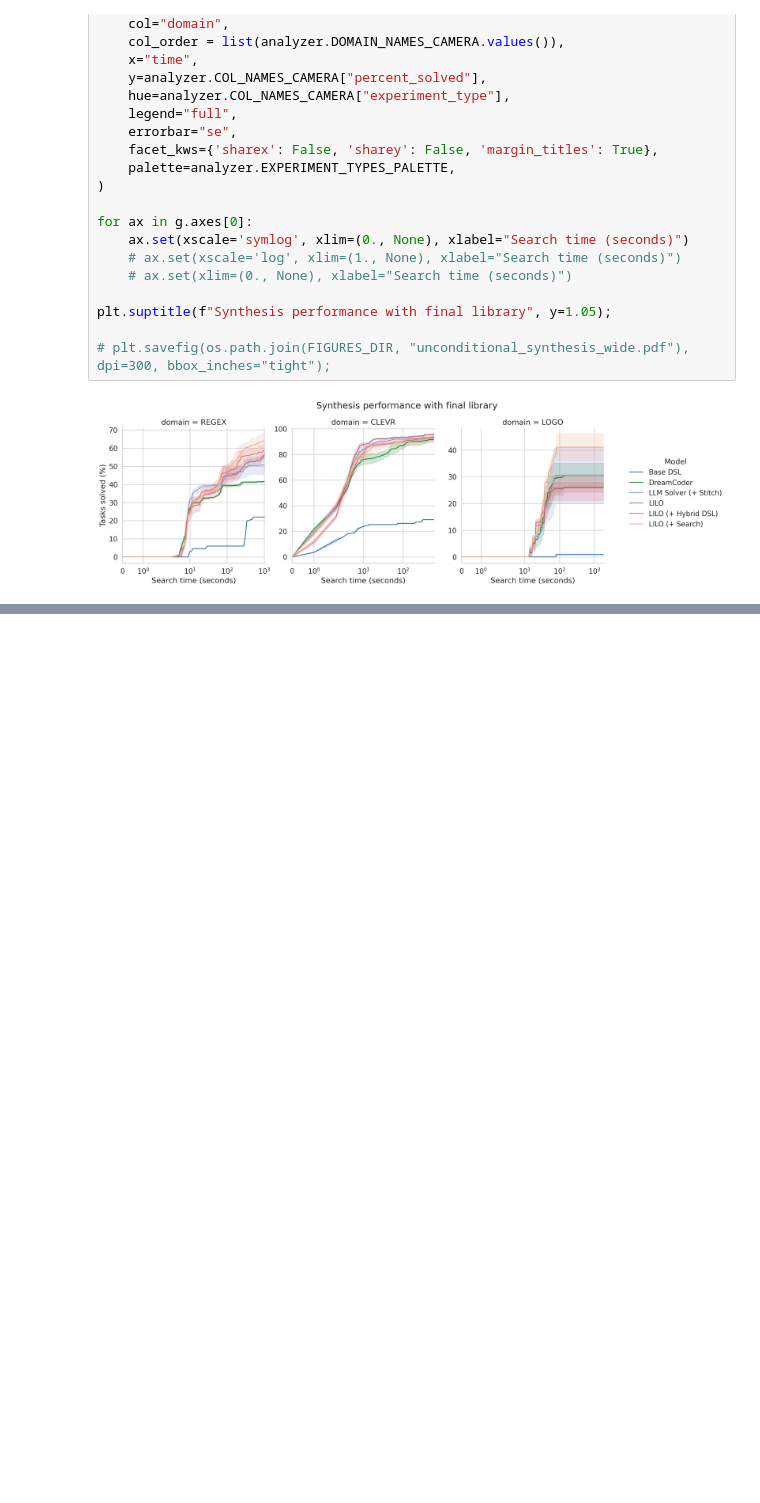
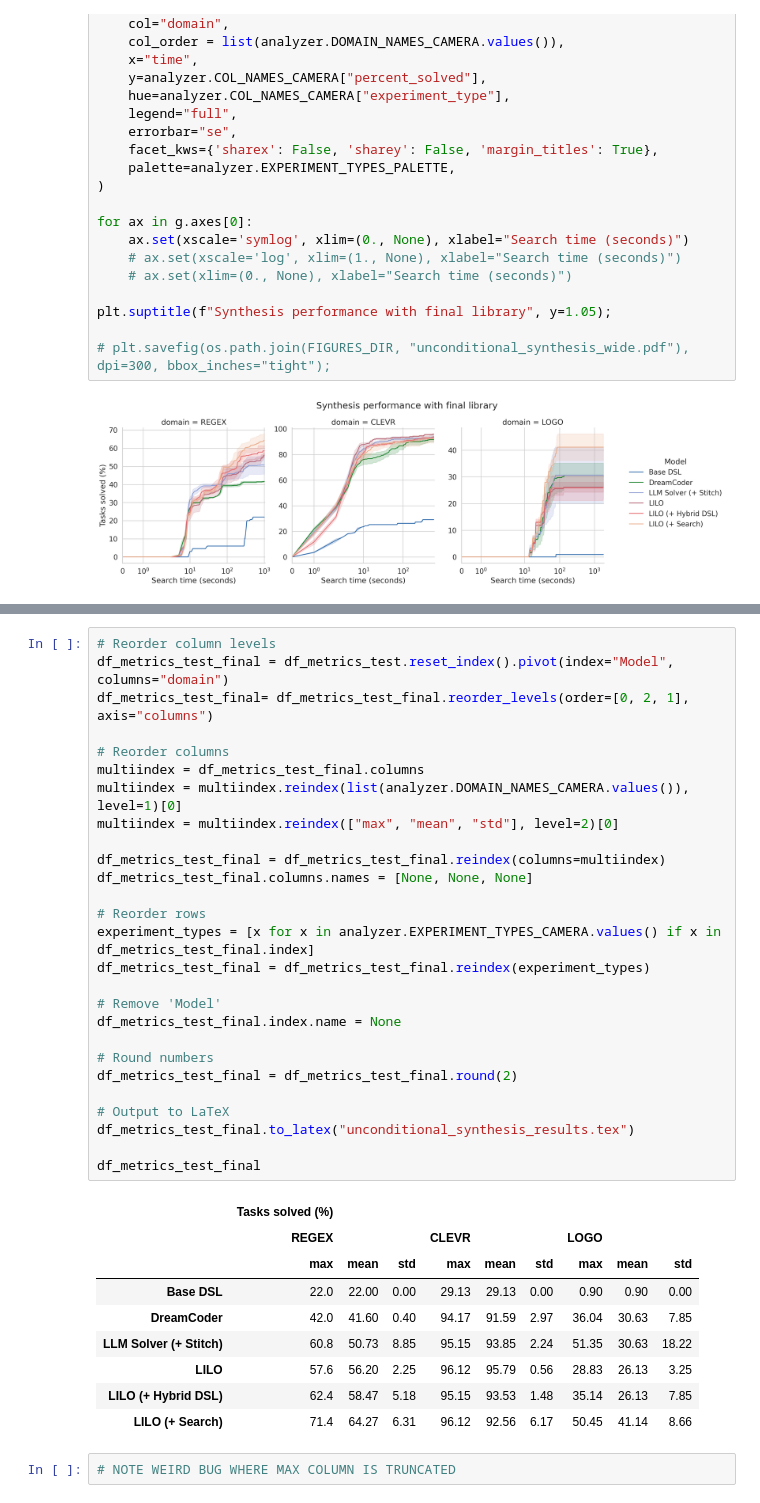
Before and after one commit to gabegrand/lilo, a Jupyter notebook: analysis/analyze_library_evaluation.ipynb, the cells around one changed output, grey strips where cells are left out. Cells and saved outputs as stored; diff of their text form; blank space fills up the shorter version.

```diff
--- a/analysis/analyze_library_evaluation.ipynb
+++ b/analysis/analyze_library_evaluation.ipynb
@@ -115,0 +182,39 @@ plt.suptitle(f"Synthesis performance with final library", y=1.05);
+# %%
+# Reorder column levels
+df_metrics_test_final = df_metrics_test.reset_index().pivot(index="Model", columns="domain")
+df_metrics_test_final= df_metrics_test_final.reorder_levels(order=[0, 2, 1], axis="columns")
+
+# Reorder columns
+multiindex = df_metrics_test_final.columns
+multiindex = multiindex.reindex(list(analyzer.DOMAIN_NAMES_CAMERA.values()), level=1)[0]
+multiindex = multiindex.reindex(["max", "mean", "std"], level=2)[0]
+
+df_metrics_test_final = df_metrics_test_final.reindex(columns=multiindex)
+df_metrics_test_final.columns.names = [None, None, None]
+
+# Reorder rows
+experiment_types = [x for x in analyzer.EXPERIMENT_TYPES_CAMERA.values() if x in df_metrics_test_final.index]
+df_metrics_test_final = df_metrics_test_final.reindex(experiment_types)
+
+# Remove 'Model'
+df_metrics_test_final.index.name = None
+
+# Round numbers
+df_metrics_test_final = df_metrics_test_final.round(2)
+
+# Output to LaTeX
+df_metrics_test_final.to_latex("unconditional_synthesis_results.tex")
+
+df_metrics_test_final
+# %% [output]
+|  | Tasks solved (%) |  |  |  |  |  |  |  |  |
+|  | REGEX |  |  | CLEVR |  |  | LOGO |  |  |
+|  | max | mean | std | max | mean | std | max | mean | std |
+| Base DSL | 22.0 | 22.00 | 0.00 | 29.13 | 29.13 | 0.00 | 0.90 | 0.90 | 0.00 |
+| DreamCoder | 42.0 | 41.60 | 0.40 | 94.17 | 91.59 | 2.97 | 36.04 | 30.63 | 7.85 |
+| LLM Solver (+ Stitch) | 60.8 | 50.73 | 8.85 | 95.15 | 93.85 | 2.24 | 51.35 | 30.63 | 18.22 |
+| LILO | 57.6 | 56.20 | 2.25 | 96.12 | 95.79 | 0.56 | 28.83 | 26.13 | 3.25 |
+| LILO (+ Hybrid DSL) | 62.4 | 58.47 | 5.18 | 95.15 | 93.53 | 1.48 | 35.14 | 26.13 | 7.85 |
+| LILO (+ Search) | 71.4 | 64.27 | 6.31 | 96.12 | 92.56 | 6.17 | 50.45 | 41.14 | 8.66 |
+# %%
+# NOTE WEIRD BUG WHERE MAX COLUMN IS TRUNCATED
```
Also changed, not shown: parts of 4 cells of this notebook, 1 other file.
